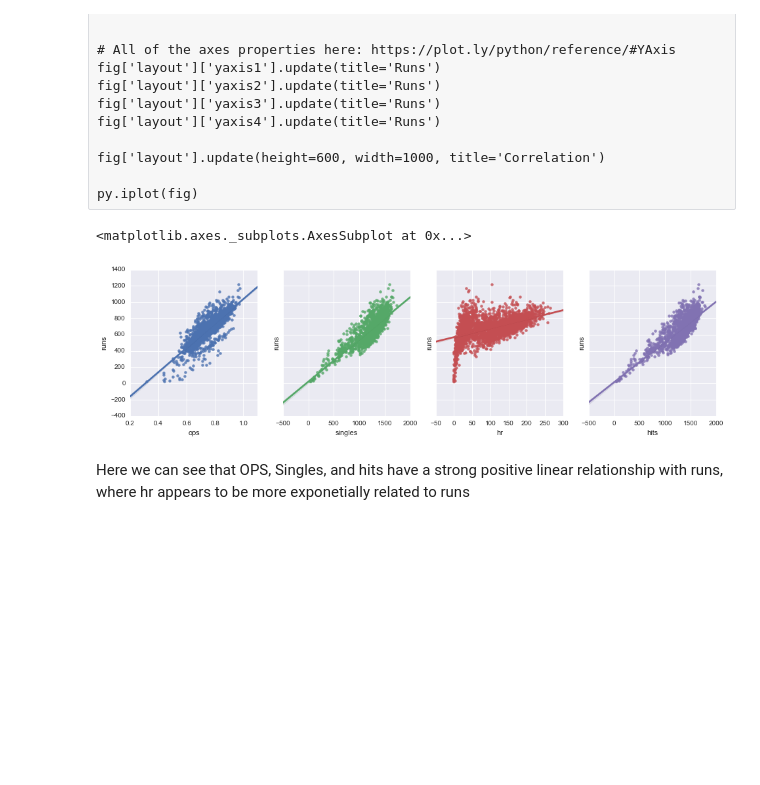
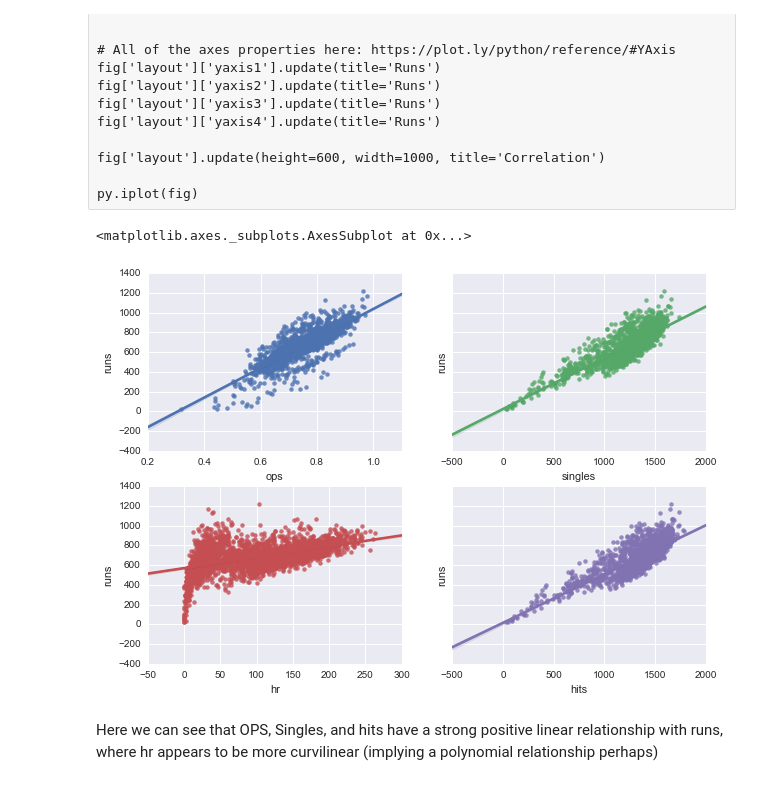
Before and after one commit to robinphetsa/data-projects, a Jupyter notebook: Projects/Baseball/How to win games.ipynb, the cells around one changed output. Drawn from its saved outputs; the diff is of its cells as text; code cells hidden in the pictures; blank space fills up the shorter version.

```diff
--- a/Projects/Baseball/How to win games.ipynb
+++ b/Projects/Baseball/How to win games.ipynb
@@ -313,13 +313,13 @@ fig['layout'].update(height=600, width=1000, title='Correlation')
 
 py.iplot(fig)
 # %%
-fig, (ax1, ax2, ax3, ax4) = plt.subplots(ncols=4, sharey=True, figsize=(16, 4))
+fig, ((ax1, ax2), (ax3, ax4)) = plt.subplots(ncols=2, nrows=2, sharey=True, figsize=(10, 7))
 sns.regplot(x="ops", y="runs", data=batting_data, ax=ax1)
 sns.regplot(x="singles", y="runs", data=batting_data, ax=ax2)
 sns.regplot(x="hr", y="runs", data=batting_data, ax=ax3)
 sns.regplot(x="hits", y="runs", data=batting_data, ax=ax4)
 # %% [output]
 <matplotlib.axes._subplots.AxesSubplot at 0x...>
-[figure, old version]
+[figure, new version]
 # %% [markdown]
-Here we can see that OPS, Singles, and hits have a strong positive linear relationship with runs, where hr appears to be more exponetially related to runs
+Here we can see that OPS, Singles, and hits have a strong positive linear relationship with runs, where hr appears to be more curvilinear (implying a polynomial relationship perhaps)
```
